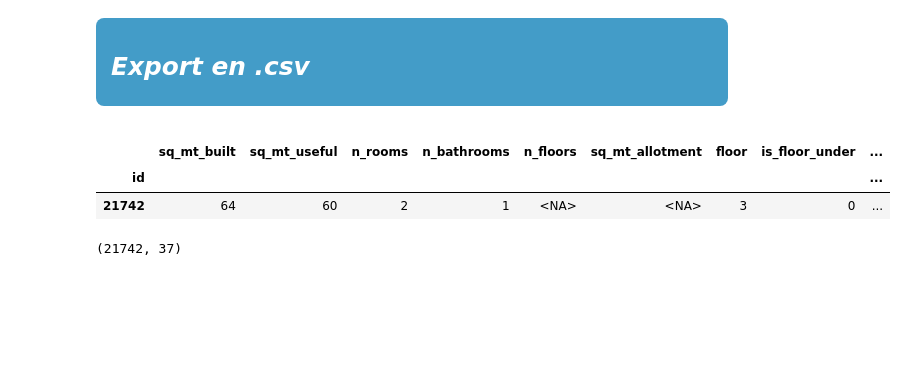
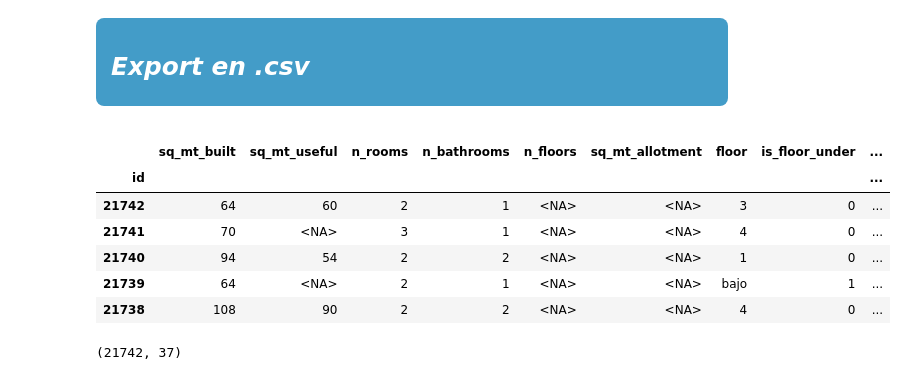
Before and after one commit to bruno-coulet/apartment-hunter, a Jupyter notebook: cleaning.ipynb, the cells around one changed output. Cells and saved outputs as stored; diff of their text form; code cells hidden in the pictures; blank space fills up the shorter version.

```diff
--- a/cleaning.ipynb
+++ b/cleaning.ipynb
@@ -356,7 +356,7 @@ Length: 2, dtype: UInt8
     <p>A remplacer par 0/1</p>
 </div>
 # %%
-boolean_cols = ['is_exact_address_hidden', 'has_parking', 'is_renewal_needed', 'is_new_development']
+boolean_cols = ['is_exact_address_hidden', 'has_parking', 'is_renewal_needed']
 
 for col in boolean_cols:
     # True -> 1, False -> 0, NaN reste NaN
@@ -394,7 +394,8 @@ true_false_nan_cols = [ 'is_orientation_east',
                 'has_lift',
                 'is_exterior',
                 'is_parking_included_in_price',
-                'is_floor_under'
+                'is_floor_under',
+                'is_new_development'
             ]
 
 for col in true_false_nan_cols :
@@ -592,11 +599,15 @@ df.shape
 # %%
 df.to_csv(r'data/houses_madrid_cleaned.csv')
 # %%
-df.head(1)
+df.head(5)
 # %% [output]
 |  | sq_mt_built | sq_mt_useful | n_rooms | n_bathrooms | n_floors | sq_mt_allotment | floor | is_floor_under | ... |
 | id |  |  |  |  |  |  |  |  | ... |
 | 21742 | 64 | 60 | 2 | 1 | <NA> | <NA> | 3 | 0 | ... |
+| 21741 | 70 | <NA> | 3 | 1 | <NA> | <NA> | 4 | 0 | ... |
+| 21740 | 94 | 54 | 2 | 2 | <NA> | <NA> | 1 | 0 | ... |
+| 21739 | 64 | <NA> | 2 | 1 | <NA> | <NA> | bajo | 1 | ... |
+| 21738 | 108 | 90 | 2 | 2 | <NA> | <NA> | 4 | 0 | ... |
 # %%
 df.shape
 # %% [output]
```
Also changed, not shown: parts of 1 cell of this notebook.
